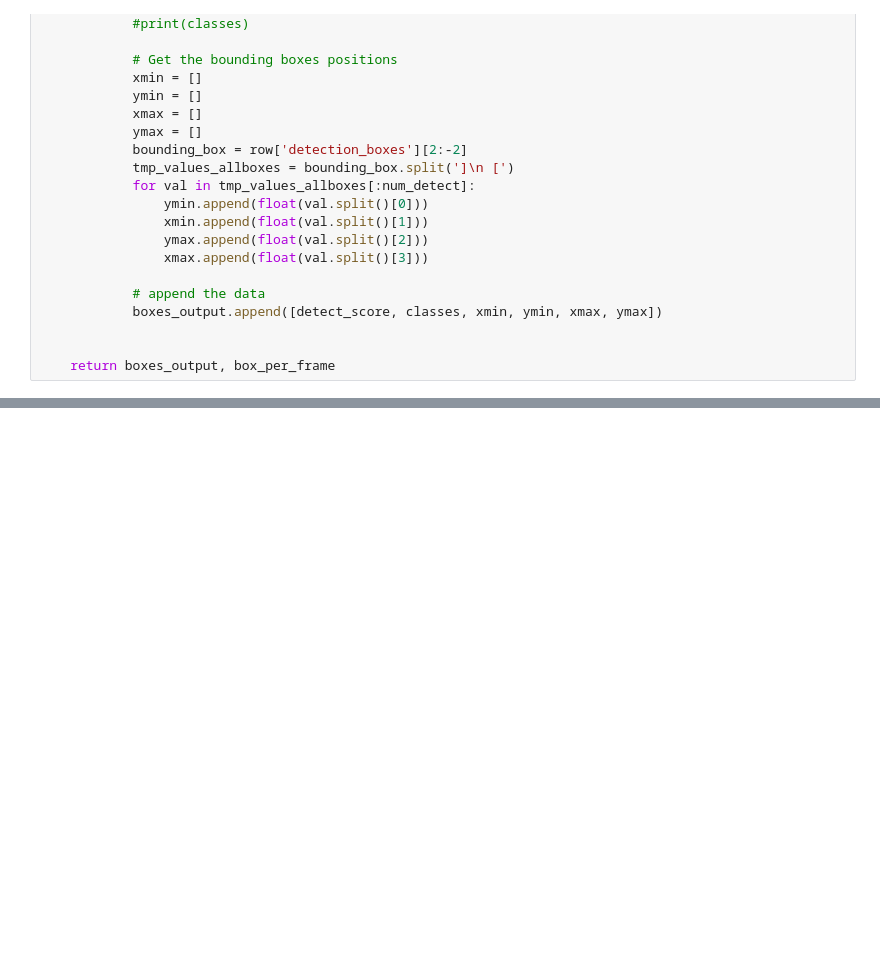
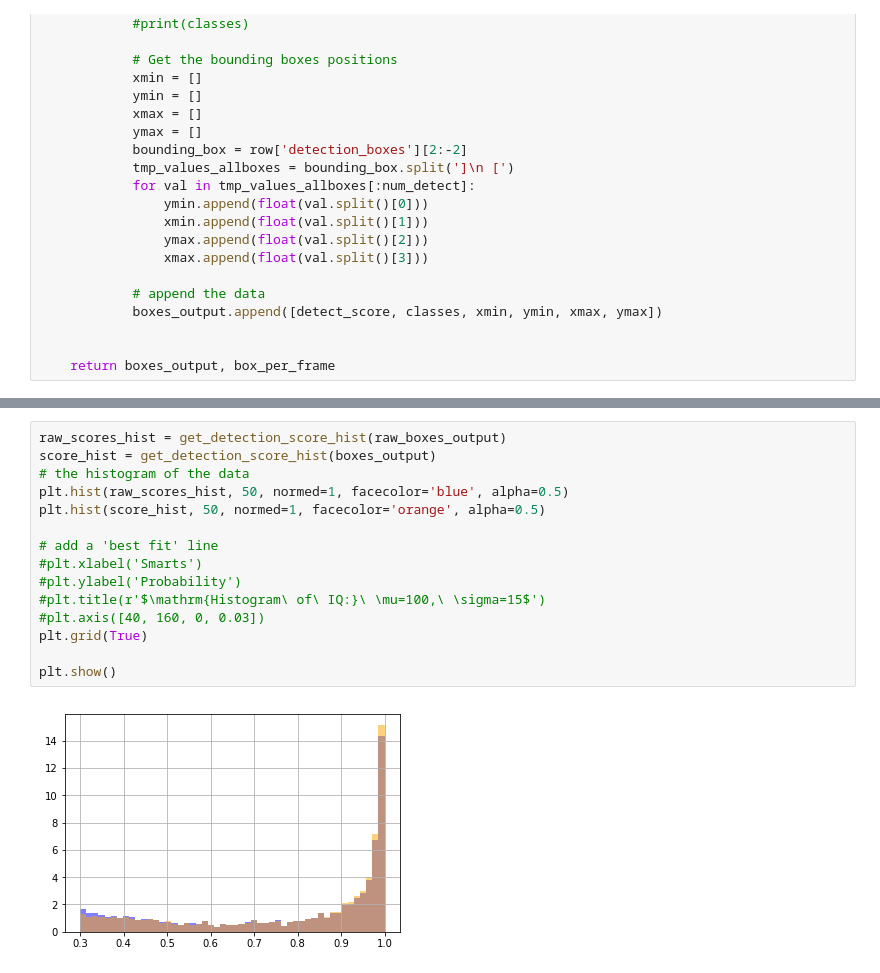
Before and after one commit to vincent-vdb/frameClassification, a Jupyter notebook: readCSVOutput.ipynb, the cells around one changed output, grey strips where cells are left out. Cells and saved outputs as stored; diff of their text form; blank space fills up the shorter version.

```diff
--- a/readCSVOutput.ipynb
+++ b/readCSVOutput.ipynb
@@ -325,0 +343,17 @@ The 'normed' kwarg was deprecated in Matplotlib 2.1 and will be removed in 3.1.
+# %%
+raw_scores_hist = get_detection_score_hist(raw_boxes_output)
+score_hist = get_detection_score_hist(boxes_output)
+# the histogram of the data
+plt.hist(raw_scores_hist, 50, normed=1, facecolor='blue', alpha=0.5)
+plt.hist(score_hist, 50, normed=1, facecolor='orange', alpha=0.5)
+
+# add a 'best fit' line
+#plt.xlabel('Smarts')
+#plt.ylabel('Probability')
+#plt.title(r'$\mathrm{Histogram\ of\ IQ:}\ \mu=100,\ \sigma=15$')
+#plt.axis([40, 160, 0, 0.03])
+plt.grid(True)
+
+plt.show()
+# %% [output]
+[figure, added]
```
Also changed, not shown: parts of 9 cells of this notebook.
